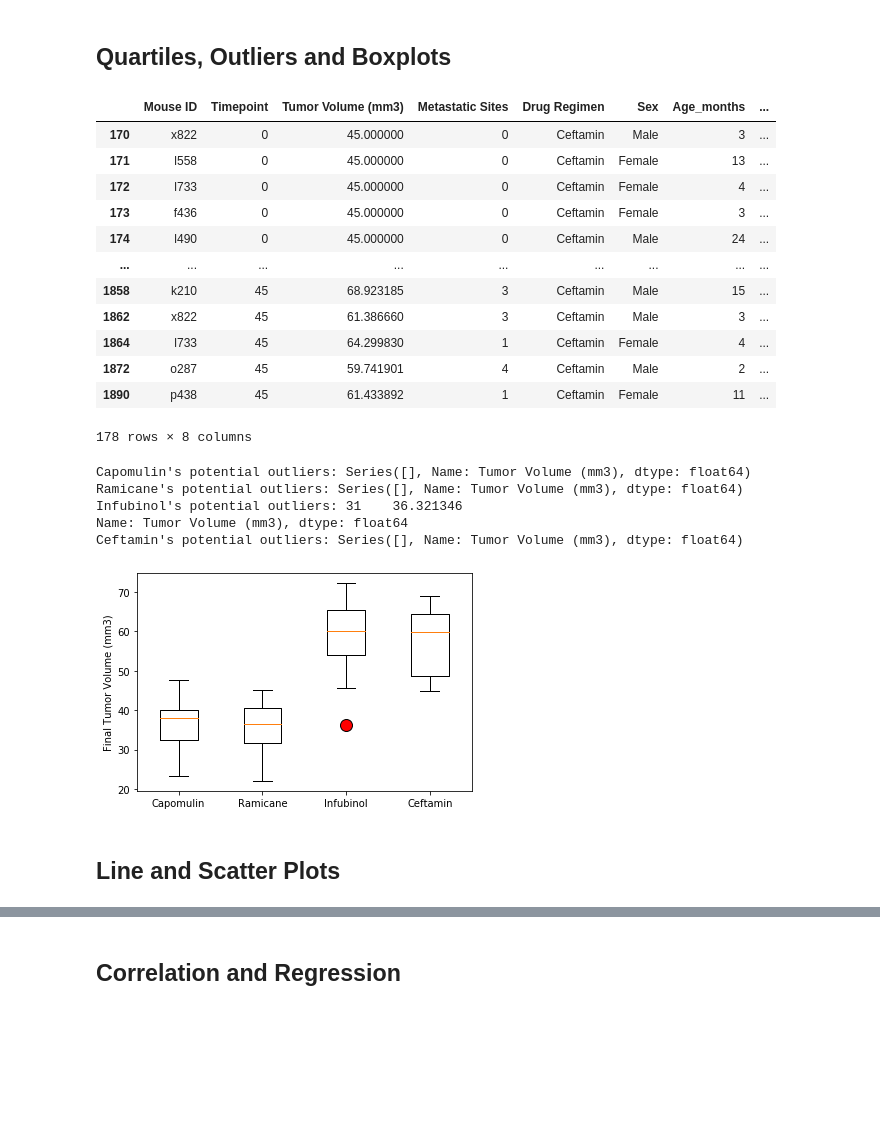
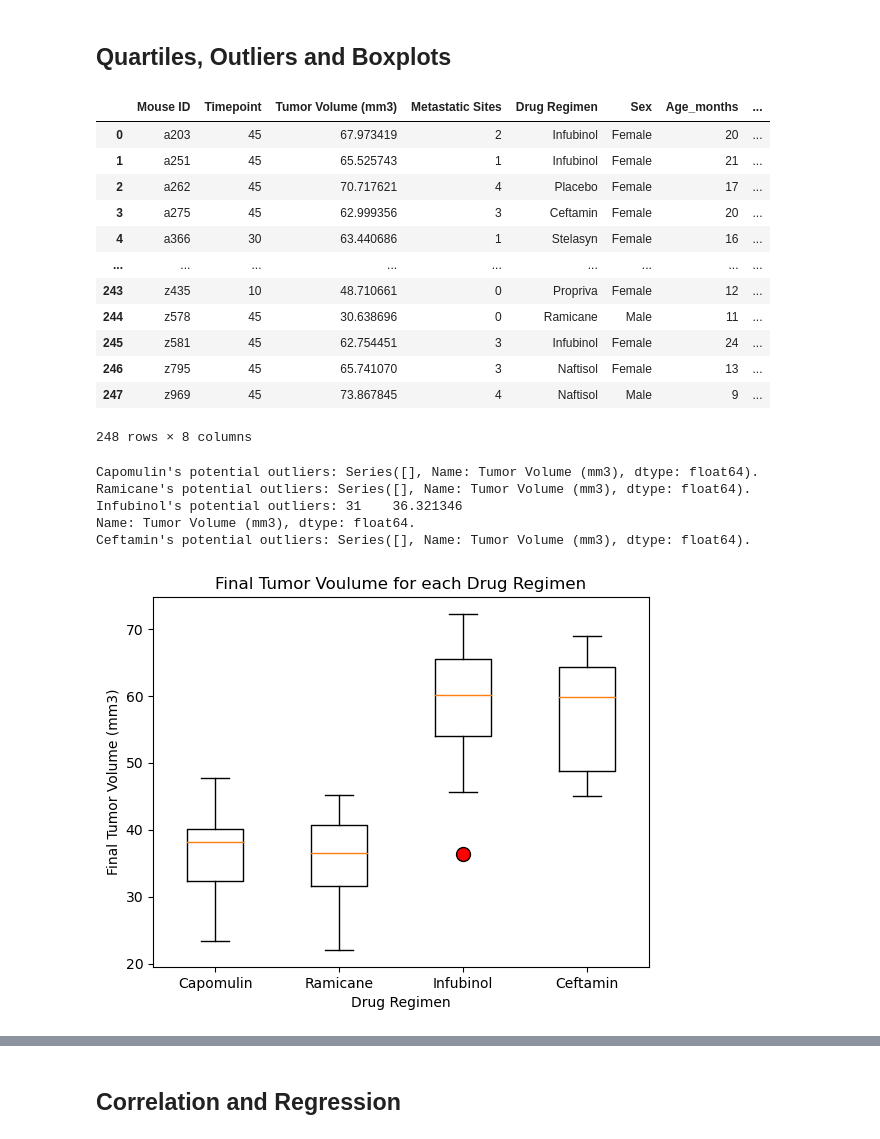
Before and after one commit to ZalakG/Pymaceuticals-Inc, a Jupyter notebook: pymaceuticals_starter.ipynb, the cells around one changed output, grey strips where cells are left out. Drawn from its saved outputs; the diff is of its cells as text; code cells hidden in the pictures; blank space fills up the shorter version.

```diff
--- a/pymaceuticals_starter.ipynb
+++ b/pymaceuticals_starter.ipynb
@@ -250,52 +241,73 @@ Infubinol_df = clean_mice_studyresults_df.loc[clean_mice_studyresults_df["Drug R
 Ceftamin_df = clean_mice_studyresults_df.loc[clean_mice_studyresults_df["Drug Regimen"] == "Ceftamin"]
 
 # Combine the created dataframes in to one dataframe
-drugs_df = []
+drugs_df = [capomulin_df, Ramicane_df, Infubinol_df ,Ceftamin_df]
+alldrugs_df = pd.concat(drugs_df)
+#alldrugs_df
 
 # Start by getting the last (greatest) timepoint for each mouse
-
+max_time = clean_mice_studyresults_df.groupby("Mouse ID")
+max_time = max_time["Timepoint"].max()
+max_time_df = pd.DataFrame(max_time)
+#max_time_df
 
 # Merge this group df with the original DataFrame to get the tumor volume at the last timepoint
+tumor_volume_df =pd.merge(max_time_df, clean_mice_studyresults_df, on = ["Mouse ID", "Timepoint"])
+tumor_volume_df
 # %% [output]
 |  | Mouse ID | Timepoint | Tumor Volume (mm3) | Metastatic Sites | Drug Regimen | Sex | Age_months | ... |
-| 170 | x822 | 0 | 45.000000 | 0 | Ceftamin | Male | 3 | ... |
-| 171 | l558 | 0 | 45.000000 | 0 | Ceftamin | Female | 13 | ... |
-| 172 | l733 | 0 | 45.000000 | 0 | Ceftamin | Female | 4 | ... |
-| 173 | f436 | 0 | 45.000000 | 0 | Ceftamin | Female | 3 | ... |
-| 174 | l490 | 0 | 45.000000 | 0 | Ceftamin | Male | 24 | ... |
+| 0 | a203 | 45 | 67.973419 | 2 | Infubinol | Female | 20 | ... |
+| 1 | a251 | 45 | 65.525743 | 1 | Infubinol | Female | 21 | ... |
+| 2 | a262 | 45 | 70.717621 | 4 | Placebo | Female | 17 | ... |
+| 3 | a275 | 45 | 62.999356 | 3 | Ceftamin | Female | 20 | ... |
+| 4 | a366 | 30 | 63.440686 | 1 | Stelasyn | Female | 16 | ... |
 | ... | ... | ... | ... | ... | ... | ... | ... | ... |
-| 1858 | k210 | 45 | 68.923185 | 3 | Ceftamin | Male | 15 | ... |
-| 1862 | x822 | 45 | 61.386660 | 3 | Ceftamin | Male | 3 | ... |
-| 1864 | l733 | 45 | 64.299830 | 1 | Ceftamin | Female | 4 | ... |
-| 1872 | o287 | 45 | 59.741901 | 4 | Ceftamin | Male | 2 | ... |
-| 1890 | p438 | 45 | 61.433892 | 1 | Ceftamin | Female | 11 | ... |
+| 243 | z435 | 10 | 48.710661 | 0 | Propriva | Female | 12 | ... |
+| 244 | z578 | 45 | 30.638696 | 0 | Ramicane | Male | 11 | ... |
+| 245 | z581 | 45 | 62.754451 | 3 | Infubinol | Female | 24 | ... |
+| 246 | z795 | 45 | 65.741070 | 3 | Naftisol | Female | 13 | ... |
+| 247 | z969 | 45 | 73.867845 | 4 | Naftisol | Male | 9 | ... |
-178 rows × 8 columns
+248 rows × 8 columns
 # %%
 # Put treatments into a list for for loop (and later for plot labels)
-
+treatment_list =["Capomulin", "Ramicane", "Infubinol", "Ceftamin"]
 
 # Create empty list to fill with tumor vol data (for plotting)
-
+tumor_vol = []
 
 # Calculate the IQR and quantitatively determine if there are any potential outliers.
+# Locate the rows which contain mice on each drug and get the tumor volumes
+# add subset
+for drug in treatment_list :
+    vol = tumor_volume_df.loc[tumor_volume_df["Drug Regimen"]==drug,"Tumor Volume (mm3)"]
+    tumor_vol.append(vol)
+    #tumor_vol
 
-
-    # Locate the rows which contain mice on each drug and get the tumor volumes
-
-
-    # add subset
-
+    # IQR
+    quartiles = vol.quantile([.25,.5,.75])
+    Q1 = quartiles[0.25]
+    Q3 = quartiles[0.75]
+    iqr = Q3-Q1
+    #print(iqr)
 
     # Determine outliers using upper and lower bounds
+    lowerbound = Q1 - (1.5 * iqr)
+    upperbound = Q3 + (1.5 * iqr)
+    outliers = vol.loc[(vol > upperbound) | (vol < lowerbound)]
+   # if len(outliers) > 0 :
+    print(f"{drug}'s potential outliers: {outliers}.")
 # %% [output]
-Capomulin's potential outliers: Series([], Name: Tumor Volume (mm3), dtype: float64)
-Ramicane's potential outliers: Series([], Name: Tumor Volume (mm3), dtype: float64)
+Capomulin's potential outliers: Series([], Name: Tumor Volume (mm3), dtype: float64).
+Ramicane's potential outliers: Series([], Name: Tumor Volume (mm3), dtype: float64).
 Infubinol's potential outliers: 31    36.321346
-Name: Tumor Volume (mm3), dtype: float64
-Ceftamin's potential outliers: Series([], Name: Tumor Volume (mm3), dtype: float64)
+Name: Tumor Volume (mm3), dtype: float64.
+Ceftamin's potential outliers: Series([], Name: Tumor Volume (mm3), dtype: float64).
 # %%
 # Generate a box plot that shows the distrubution of the tumor volume for each treatment group.
+plt.boxplot(tumor_vol, labels = treatment_list, flierprops={'markerfacecolor':'r','markersize': 10})
+plt.xlabel("Drug Regimen")
+plt.ylabel("Final Tumor Volume (mm3)")
+plt.title("Final Tumor Voulume for each Drug Regimen")
+plt.show()
 # %% [output]
-[figure, old version]
+[figure, new version]
-# %% [markdown]
-## Line and Scatter Plots
```
Also changed, not shown: parts of 11 cells of this notebook.
